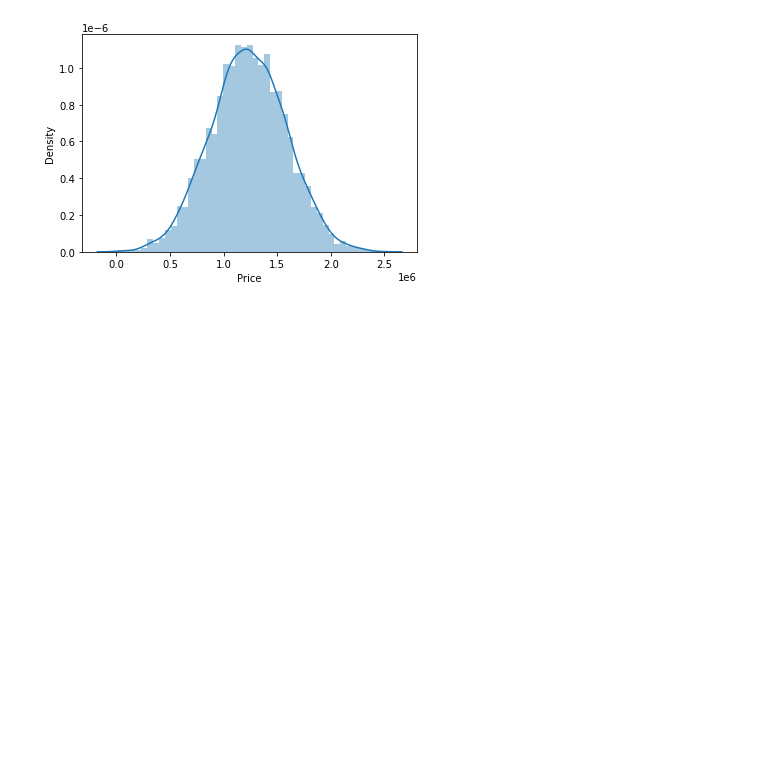
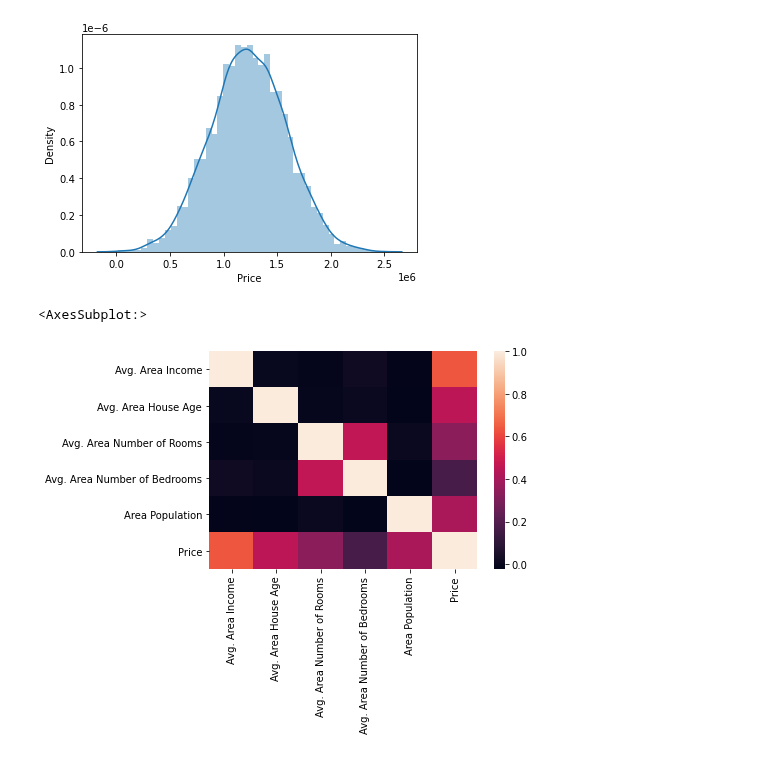
Before and after one commit to pradhan-asish/Machine_Learning, a Jupyter notebook: Linear-Regression/Linear-Regression-with-python-part-1.ipynb, the cells around one changed output. Drawn from its saved outputs; the diff is of its cells as text; code cells hidden in the pictures; blank space fills up the shorter version.

```diff
--- a/Linear-Regression/Linear-Regression-with-python-part-1.ipynb
+++ b/Linear-Regression/Linear-Regression-with-python-part-1.ipynb
@@ -62,3 +62,8 @@ sns.distplot(df['Price'])
 # %% [output]
 <AxesSubplot:xlabel='Price', ylabel='Density'>
 [figure]
+# %%
+sns.heatmap(df.corr())
+# %% [output]
+<AxesSubplot:>
+[figure, added]
```
